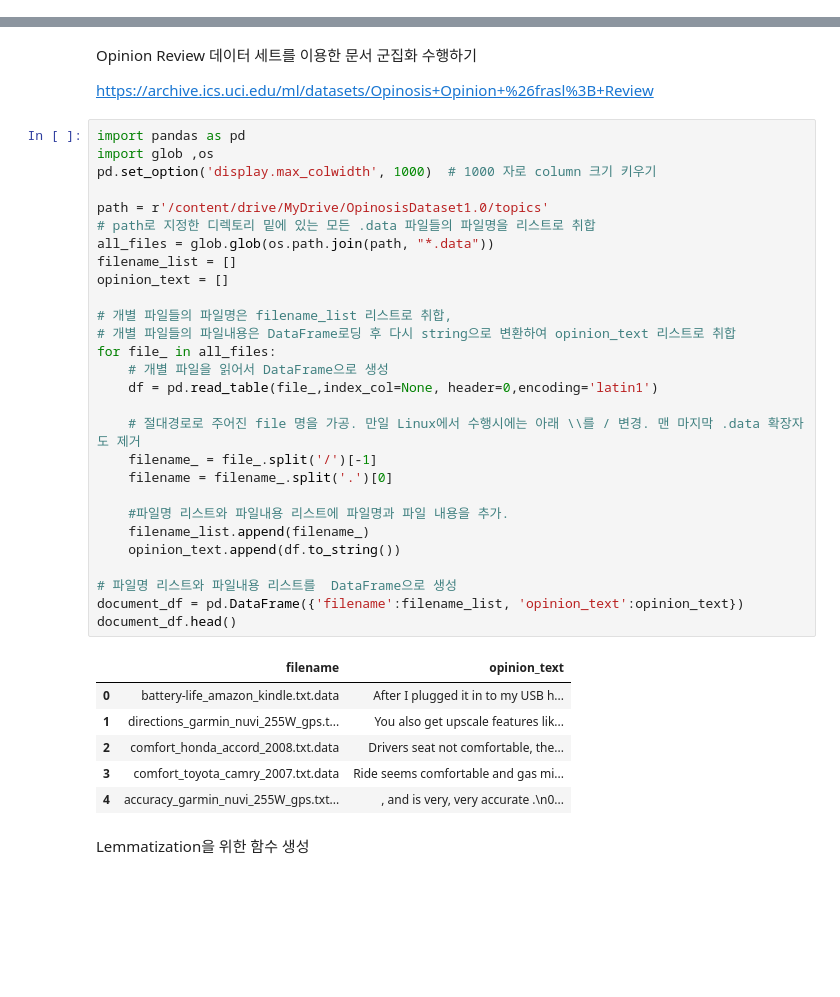
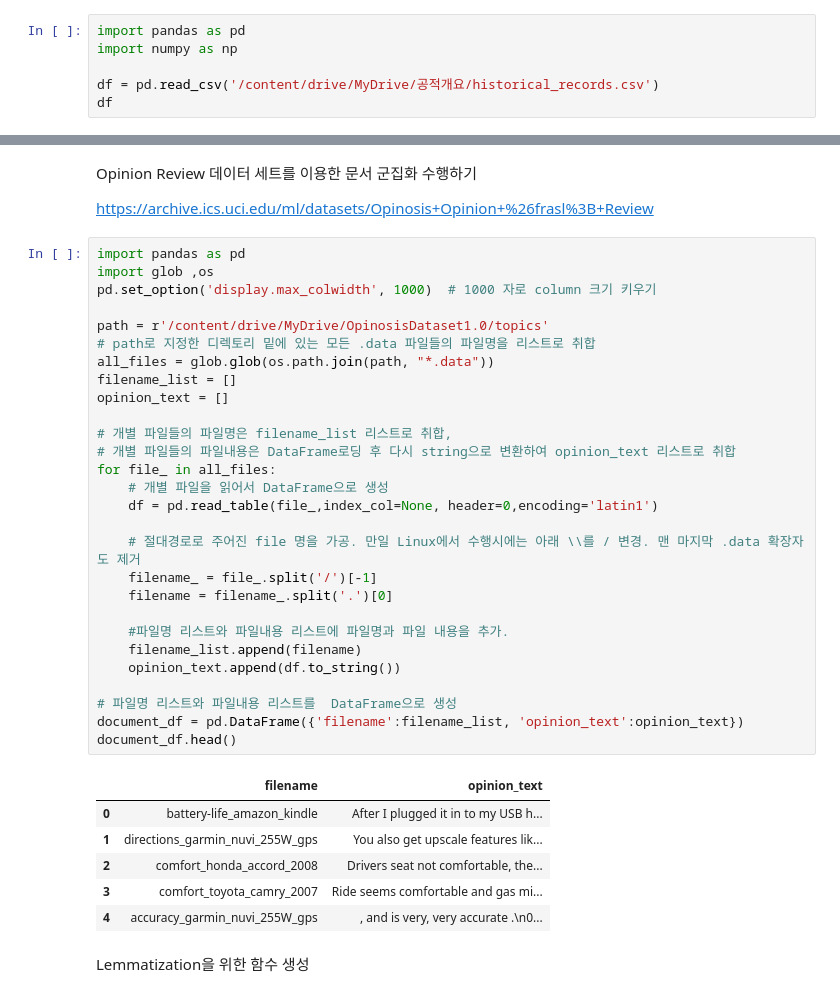
Before and after one commit to qkrwjdduf159/SD_academy, a Jupyter notebook: 머신러닝/텍스트 분석(Text analysis)/텍스트_분석.ipynb, the cells around one changed output, grey strips where cells are left out. Saved outputs shown, nothing was run; the diff lists cells and outputs as text; blank space fills up the shorter version.

```diff
--- a/머신러닝/텍스트 분석(Text analysis)/텍스트_분석.ipynb
+++ b/머신러닝/텍스트 분석(Text analysis)/텍스트_분석.ipynb
@@ -4051,0 +4073,6 @@ doc_topic_df.head(10)
+# %%
+import pandas as pd
+import numpy as np
+
+df = pd.read_csv('/content/drive/MyDrive/공적개요/historical_records.csv')
+df
@@ -4062,38 +4637,38 @@ https://archive.ics.uci.edu/ml/datasets/Opinosis+Opinion+%26frasl%3B+Review
 # %%
 import pandas as pd
 import glob ,os
 pd.set_option('display.max_colwidth', 1000)  # 1000 자로 column 크기 키우기
 
 path = r'/content/drive/MyDrive/OpinosisDataset1.0/topics'
 # path로 지정한 디렉토리 밑에 있는 모든 .data 파일들의 파일명을 리스트로 취합
 all_files = glob.glob(os.path.join(path, "*.data"))
 filename_list = []
 opinion_text = []
 
 # 개별 파일들의 파일명은 filename_list 리스트로 취합,
 # 개별 파일들의 파일내용은 DataFrame로딩 후 다시 string으로 변환하여 opinion_text 리스트로 취합
 for file_ in all_files:
     # 개별 파일을 읽어서 DataFrame으로 생성
     df = pd.read_table(file_,index_col=None, header=0,encoding='latin1')
 
     # 절대경로로 주어진 file 명을 가공. 만일 Linux에서 수행시에는 아래 \\를 / 변경. 맨 마지막 .data 확장자도 제거
     filename_ = file_.split('/')[-1]
     filename = filename_.split('.')[0]
 
     #파일명 리스트와 파일내용 리스트에 파일명과 파일 내용을 추가.
-    filename_list.append(filename_)
+    filename_list.append(filename)
     opinion_text.append(df.to_string())
 
 # 파일명 리스트와 파일내용 리스트를  DataFrame으로 생성
 document_df = pd.DataFrame({'filename':filename_list, 'opinion_text':opinion_text})
 document_df.head()
 # %% [output]
 |  | filename | opinion_text |
-| 0 | battery-life_amazon_kindle.txt.data | After I plugged it in to my USB h... |
-| 1 | directions_garmin_nuvi_255W_gps.t... | You also get upscale features lik... |
-| 2 | comfort_honda_accord_2008.txt.data | Drivers seat not comfortable, the... |
-| 3 | comfort_toyota_camry_2007.txt.data | Ride seems comfortable and gas mi... |
-| 4 | accuracy_garmin_nuvi_255W_gps.txt... | , and is very, very accurate .\n0... |
+| 0 | battery-life_amazon_kindle | After I plugged it in to my USB h... |
+| 1 | directions_garmin_nuvi_255W_gps | You also get upscale features lik... |
+| 2 | comfort_honda_accord_2008 | Drivers seat not comfortable, the... |
+| 3 | comfort_toyota_camry_2007 | Ride seems comfortable and gas mi... |
+| 4 | accuracy_garmin_nuvi_255W_gps | , and is very, very accurate .\n0... |
 # %% [markdown]
 Lemmatization을 위한 함수 생성
 # %%
```
Also changed, not shown: parts of 172 cells of this notebook.
